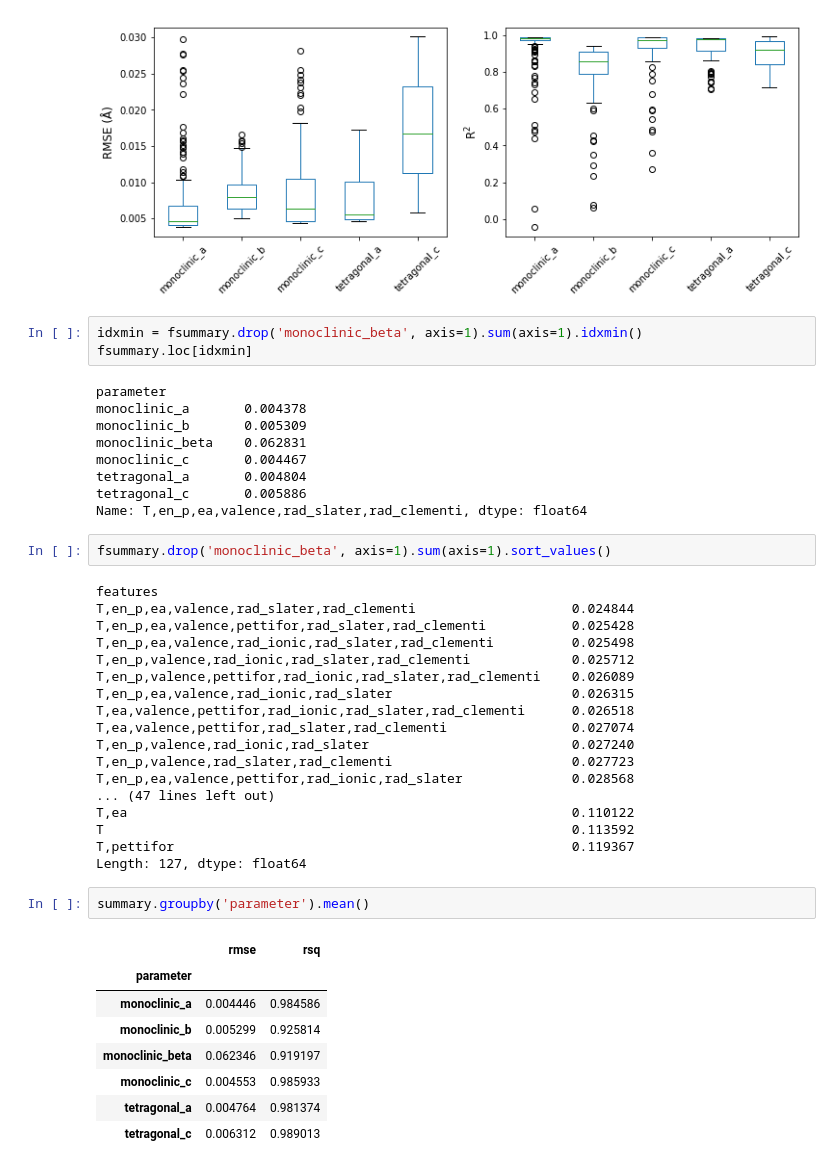
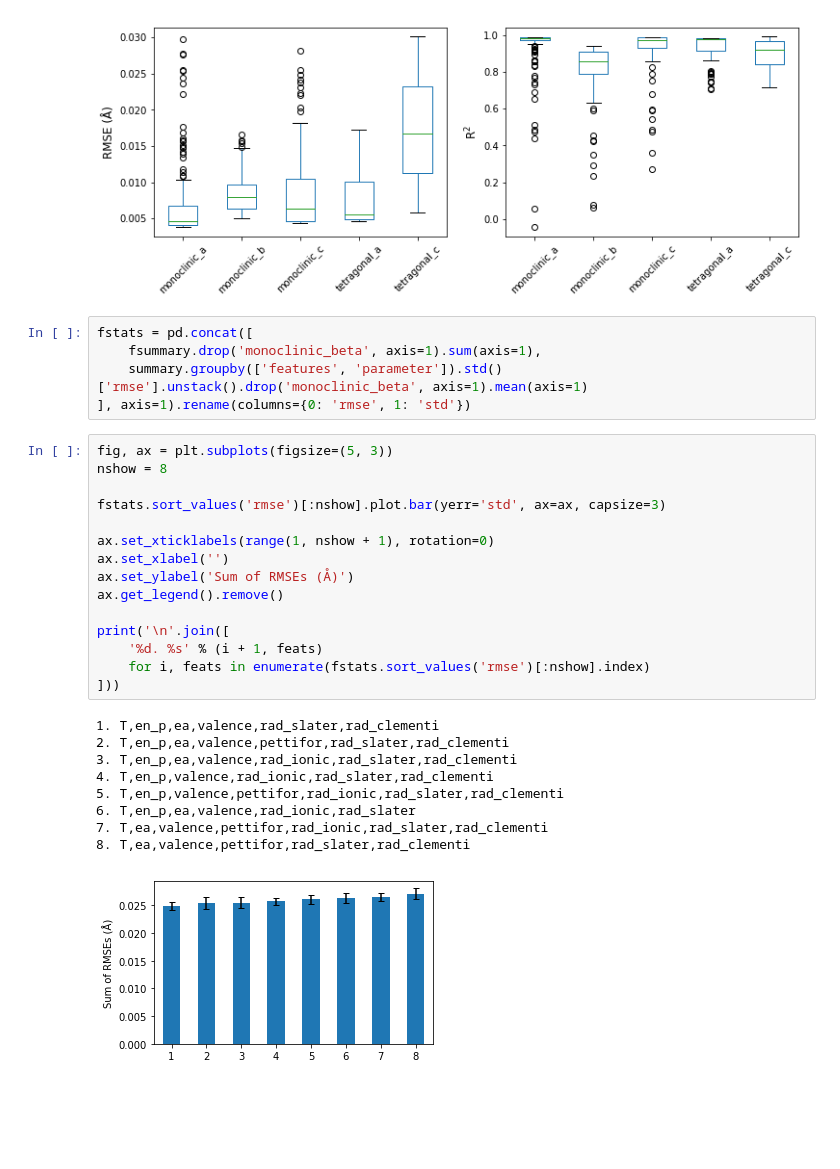
Before and after one commit to dskoda/smceramics, a Jupyter notebook: features_selection.ipynb, the cells around one changed output. Cells and saved outputs as stored; diff of their text form; blank space fills up the shorter version.

```diff
--- a/features_selection.ipynb
+++ b/features_selection.ipynb
@@ -156,46 +186,33 @@ for df, ax, label in zip(
 plt.show()
 # %% [output]
 [figure]
-# %%
-idxmin = fsummary.drop('monoclinic_beta', axis=1).sum(axis=1).idxmin()
-fsummary.loc[idxmin]
-# %% [output]
-parameter
-monoclinic_a       0.004378
-monoclinic_b       0.005309
-monoclinic_beta    0.062831
-monoclinic_c       0.004467
-tetragonal_a       0.004804
-tetragonal_c       0.005886
-Name: T,en_p,ea,valence,rad_slater,rad_clementi, dtype: float64
-# %%
-fsummary.drop('monoclinic_beta', axis=1).sum(axis=1).sort_values()
-# %% [output]
-features
-T,en_p,ea,valence,rad_slater,rad_clementi                    0.024844
-T,en_p,ea,valence,pettifor,rad_slater,rad_clementi           0.025428
-T,en_p,ea,valence,rad_ionic,rad_slater,rad_clementi          0.025498
-T,en_p,valence,rad_ionic,rad_slater,rad_clementi             0.025712
-T,en_p,valence,pettifor,rad_ionic,rad_slater,rad_clementi    0.026089
-T,en_p,ea,valence,rad_ionic,rad_slater                       0.026315
-T,ea,valence,pettifor,rad_ionic,rad_slater,rad_clementi      0.026518
-T,ea,valence,pettifor,rad_slater,rad_clementi                0.027074
-T,en_p,valence,rad_ionic,rad_slater                          0.027240
-T,en_p,valence,rad_slater,rad_clementi                       0.027723
-T,en_p,ea,valence,pettifor,rad_ionic,rad_slater              0.028568
-... (47 lines left out)
-T,ea                                                         0.110122
-T                                                            0.113592
-T,pettifor                                                   0.119367
-Length: 127, dtype: float64
-# %%
-summary.groupby('parameter').mean()
-# %% [output]
-|  | rmse | rsq |
-| parameter |  |  |
-| monoclinic_a | 0.004446 | 0.984586 |
-| monoclinic_b | 0.005299 | 0.925814 |
-| monoclinic_beta | 0.062346 | 0.919197 |
-| monoclinic_c | 0.004553 | 0.985933 |
-| tetragonal_a | 0.004764 | 0.981374 |
-| tetragonal_c | 0.006312 | 0.989013 |
+# %%
+fstats = pd.concat([
+    fsummary.drop('monoclinic_beta', axis=1).sum(axis=1),
+    summary.groupby(['features', 'parameter']).std()['rmse'].unstack().drop('monoclinic_beta', axis=1).mean(axis=1)
+], axis=1).rename(columns={0: 'rmse', 1: 'std'})
+# %%
+fig, ax = plt.subplots(figsize=(5, 3))
+nshow = 8
+
+fstats.sort_values('rmse')[:nshow].plot.bar(yerr='std', ax=ax, capsize=3)
+
+ax.set_xticklabels(range(1, nshow + 1), rotation=0)
+ax.set_xlabel('')
+ax.set_ylabel('Sum of RMSEs (Å)')
+ax.get_legend().remove()
+
+print('\n'.join([
+    '%d. %s' % (i + 1, feats)
+    for i, feats in enumerate(fstats.sort_values('rmse')[:nshow].index)
+]))
+# %% [output]
+1. T,en_p,ea,valence,rad_slater,rad_clementi
+2. T,en_p,ea,valence,pettifor,rad_slater,rad_clementi
+3. T,en_p,ea,valence,rad_ionic,rad_slater,rad_clementi
+4. T,en_p,valence,rad_ionic,rad_slater,rad_clementi
+5. T,en_p,valence,pettifor,rad_ionic,rad_slater,rad_clementi
+6. T,en_p,ea,valence,rad_ionic,rad_slater
+7. T,ea,valence,pettifor,rad_ionic,rad_slater,rad_clementi
+8. T,ea,valence,pettifor,rad_slater,rad_clementi
+[figure, added]
```
Also changed, not shown: parts of 6 cells of this notebook.
